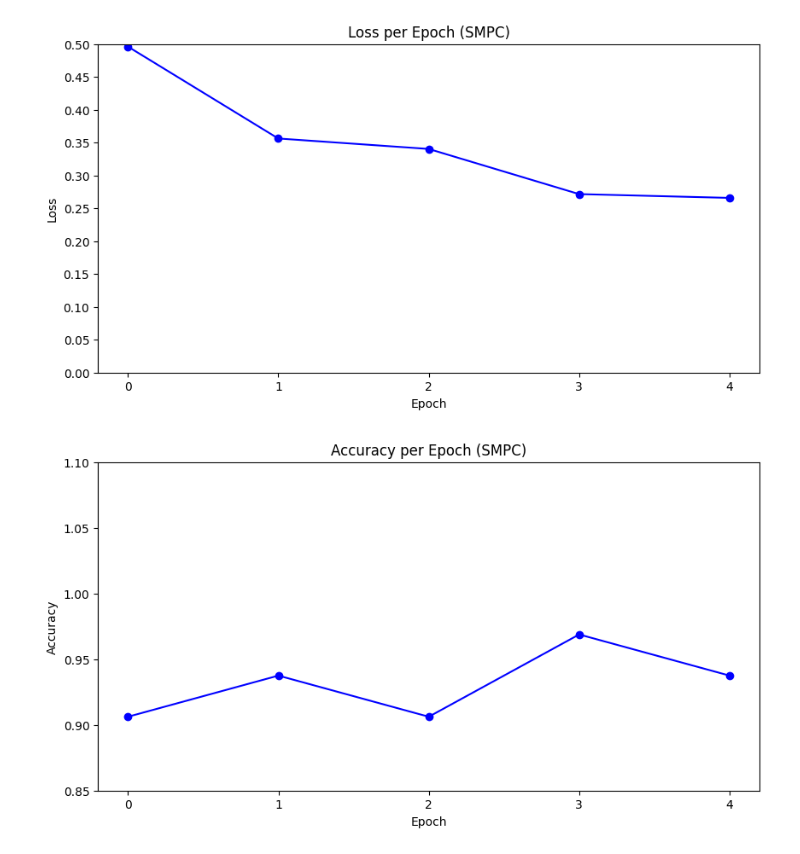
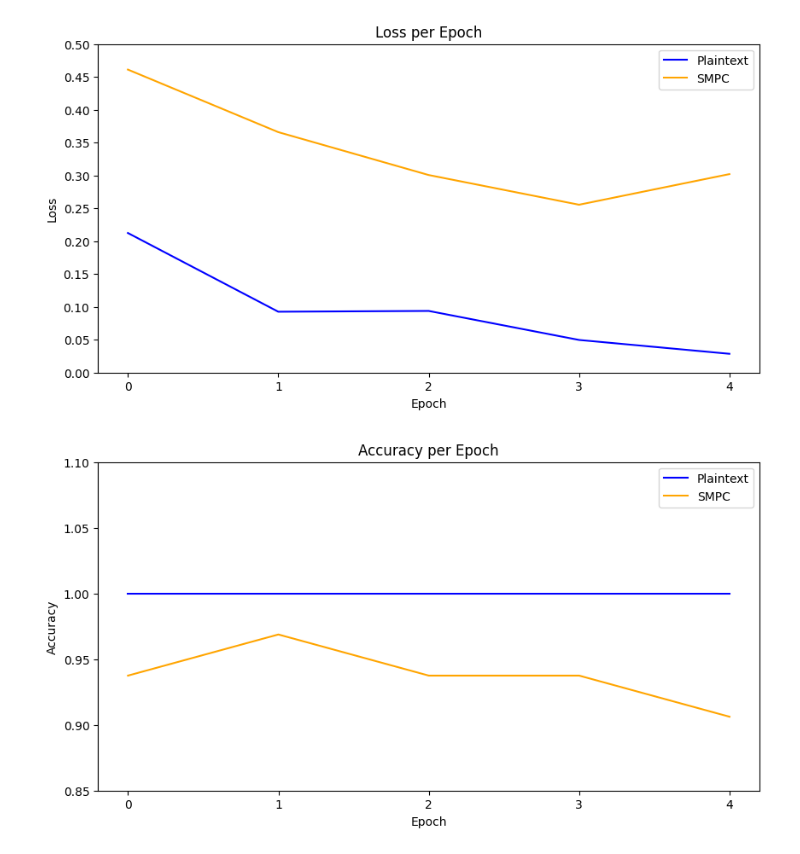
Before and after one commit to huslar58/LR_tenseal, a Jupyter notebook: visualisation.ipynb, the cells around one changed output. Drawn from its saved outputs; the diff is of its cells as text; code cells hidden in the pictures.

```diff
--- a/visualisation.ipynb
+++ b/visualisation.ipynb
@@ -111,39 +6,51 @@ plt.show()
 # %%
-# Read data from Excel file
-df = pd.read_excel('Azure_enc_NN.xlsx', engine='openpyxl')
+# Read data from Excel files
+df1 = pd.read_excel('Plain_NN_eval.xlsx', engine='openpyxl')
+df2 = pd.read_excel('enc_crypten.xlsx', engine='openpyxl')
 
 # Create a figure and a set of subplots
-fig, axs = plt.subplots(1, 1, figsize=(10, 5))  # 3 rows, 1 column
+fig, axs = plt.subplots(1, 1, figsize=(10, 5))
 
-# Plot Loss
-axs.plot(df['Epoch'], df['Loss'], color='blue', marker='o', linestyle='-')
-axs.set_title('Loss per Epoch (SMPC)')
+# Plot Loss for the first DataFrame
+axs.plot(df1['Epoch'], df1['Loss'], color='blue', marker='', linestyle='-', label='Plaintext')
+
+# Plot Loss for the second DataFrame without markers
+axs.plot(df2['Epoch'], df2['Loss'], color='orange', marker='', linestyle='-', label='SMPC')
+
+# Set plot titles and labels
+axs.set_title('Loss per Epoch')
 axs.set_xlabel('Epoch')
 axs.set_ylabel('Loss')
 axs.xaxis.set_major_locator(MaxNLocator(integer=True))
 axs.set_ylim(0, 0.5)  # Set y-axis limits
 axs.set_yticks(np.arange(0, 0.51, 0.05))  # Set y-axis ticks
 
+# Add a legend
+axs.legend()
+
 # Show the plot
 plt.show()
 # %% [output]
-[figure, old version]
+[figure, new version]
 # %%
 # Plot Accuracy
 fig, axs = plt.subplots(1, 1, figsize=(10, 5))
 
-axs.plot(df['Epoch'], df['Accuracy'], color='blue', marker='o', linestyle='-')
-axs.set_title('Accuracy per Epoch (SMPC)')
+axs.plot(df1['Epoch'], df1['Accuracy'], color='blue', marker='', linestyle='-', label='Plaintext')
+axs.plot(df2['Epoch'], df2['Accuracy'], color='orange', marker='', linestyle='-', label='SMPC')
+axs.set_title('Accuracy per Epoch')
 axs.set_xlabel('Epoch')
 axs.set_ylabel('Accuracy')
 axs.xaxis.set_major_locator(MaxNLocator(integer=True))
 axs.set_ylim(0.85, 1.10)  # Set y-axis limits
 axs.set_yticks(np.arange(0.85, 1.11, 0.05))  # Set y-axis ticks
 
+axs.legend()
+
 # Show the plot
 plt.show()
 # %% [output]
-[figure, old version]
+[figure, new version]
 # %%
 # Plot F2 Score
 fig, axs = plt.subplots(1, 1, figsize=(10, 5))
```
Also changed, not shown: parts of 8 cells of this notebook, 1 other file.
